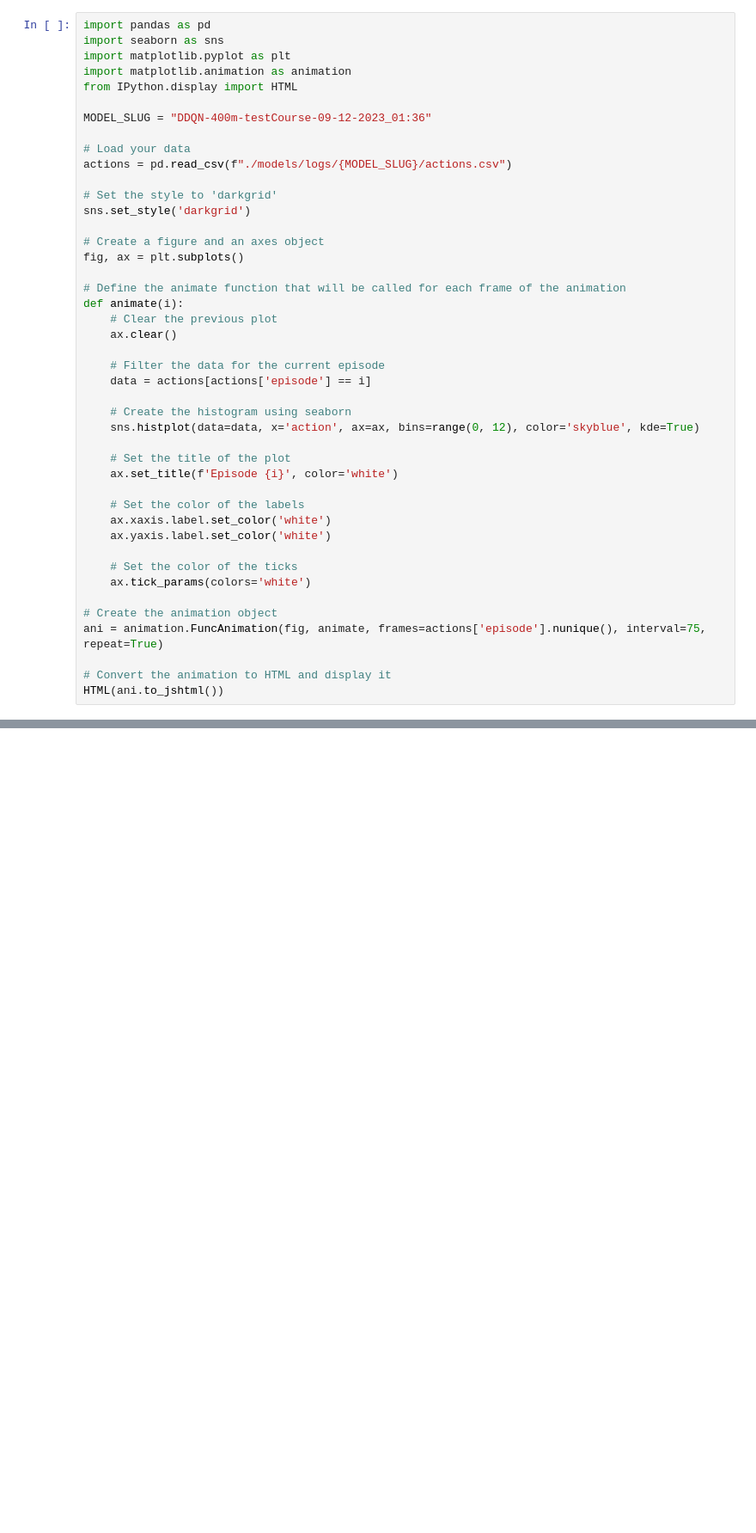
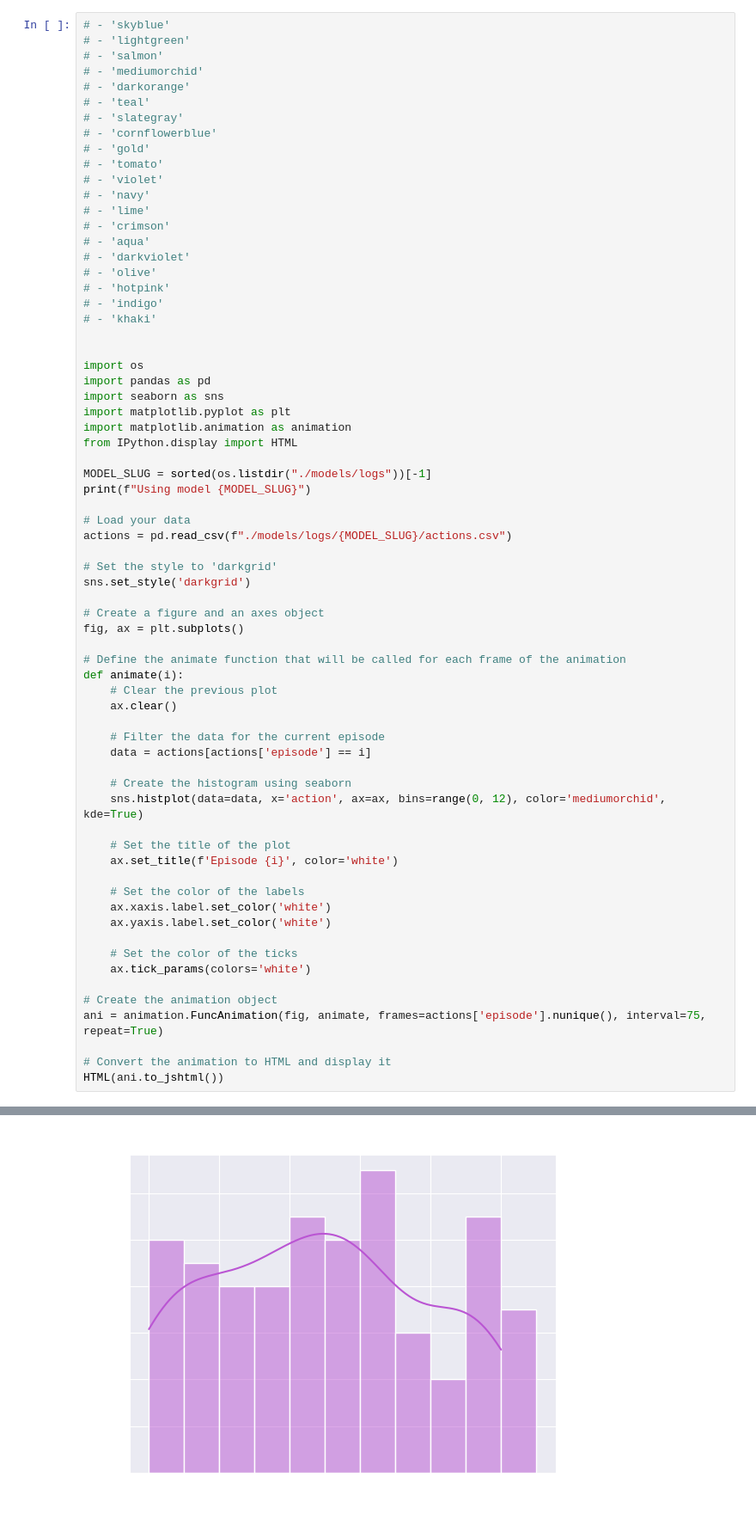
Before and after one commit to Bryce-Davidson/bike-simulation-RL-agent, a Jupyter notebook: plots/animiate.ipynb, the cells around one changed output, grey strips where cells are left out. Shown at 86% size. Saved outputs shown, nothing was run; the diff lists cells and outputs as text; blank space fills up the shorter version.

```diff
--- a/plots/animiate.ipynb
+++ b/plots/animiate.ipynb
@@ -1,11 +1,35 @@
 # %%
+# - 'skyblue'
+# - 'lightgreen'
+# - 'salmon'
+# - 'mediumorchid'
+# - 'darkorange'
+# - 'teal'
+# - 'slategray'
+# - 'cornflowerblue'
+# - 'gold'
+# - 'tomato'
+# - 'violet'
+# - 'navy'
+# - 'lime'
+# - 'crimson'
+# - 'aqua'
+# - 'darkviolet'
+# - 'olive'
+# - 'hotpink'
+# - 'indigo'
+# - 'khaki'
+
+
+import os
 import pandas as pd
 import seaborn as sns
 import matplotlib.pyplot as plt
 import matplotlib.animation as animation
 from IPython.display import HTML
 
-MODEL_SLUG = "DDQN-400m-testCourse-09-12-2023_01:36"
+MODEL_SLUG = sorted(os.listdir("./models/logs"))[-1]
+print(f"Using model {MODEL_SLUG}")
 
 # Load your data
 actions = pd.read_csv(f"./models/logs/{MODEL_SLUG}/actions.csv")
@@ -25,7 +49,7 @@ def animate(i):
     data = actions[actions['episode'] == i]
 
     # Create the histogram using seaborn
-    sns.histplot(data=data, x='action', ax=ax, bins=range(0, 12), color='skyblue', kde=True)
+    sns.histplot(data=data, x='action', ax=ax, bins=range(0, 12), color='mediumorchid', kde=True)
 
     # Set the title of the plot
     ax.set_title(f'Episode {i}', color='white')
@@ -42,3 +66,4 @@ ani = animation.FuncAnimation(fig, animate, frames=actions['episode'].nunique(),
 
 # Convert the animation to HTML and display it
 HTML(ani.to_jshtml())
+# %% [output]
@@ -44,0 +72 @@ HTML(ani.to_jshtml())
+[figure, added]
```
Also changed, not shown: parts of 1 cell of this notebook, 16 other files.
